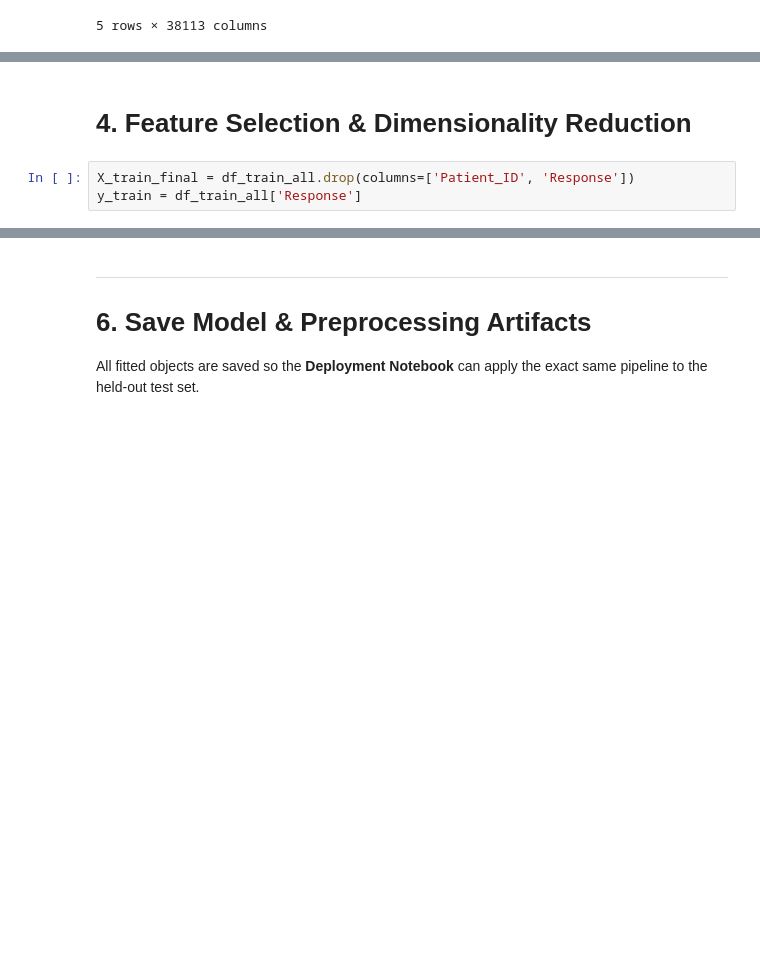
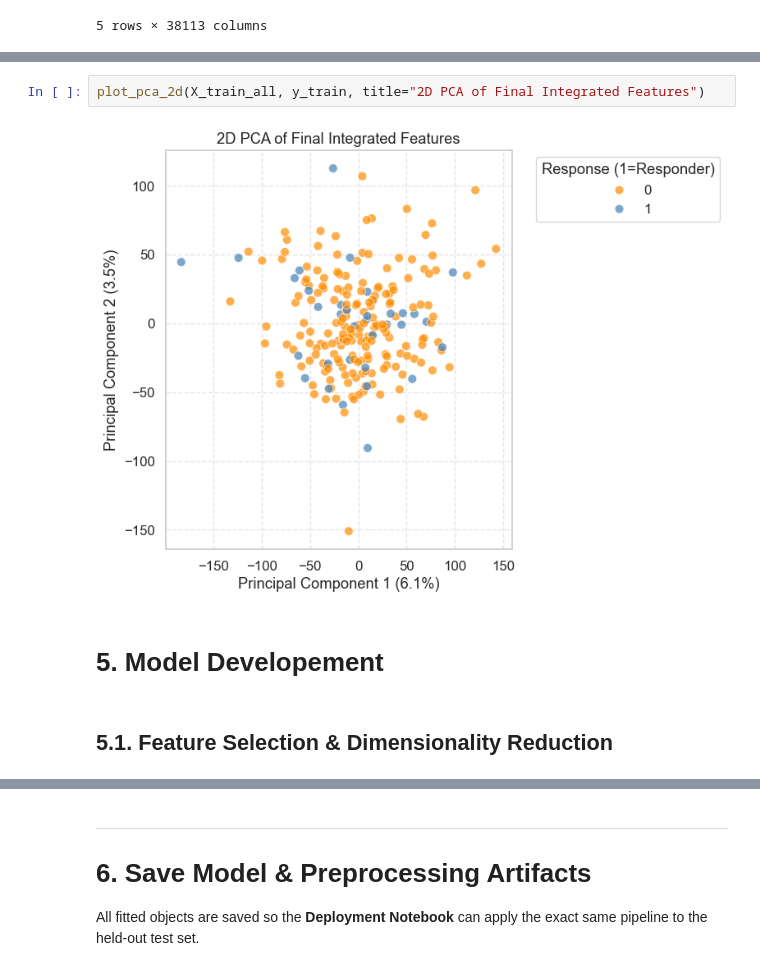
Before and after one commit to trinhthechuong/Hackathon_DIGPHAT, a Jupyter notebook: My_Model_Devepmemt.ipynb, the cells around one changed output, grey strips where cells are left out. Saved outputs shown, nothing was run; the diff lists cells and outputs as text; blank space fills up the shorter version.

```diff
--- a/My_Model_Devepmemt.ipynb
+++ b/My_Model_Devepmemt.ipynb
@@ -433,6 +530,9 @@ display(df_train_all.head())
+# %%
+plot_pca_2d(X_train_all, y_train, title="2D PCA of Final Integrated Features")
+# %% [output]
+[figure, added]
+# %% [markdown]
+# **5. Model Developement**
 # %% [markdown]
-# **4. Feature Selection & Dimensionality Reduction**
+## **5.1. Feature Selection & Dimensionality Reduction**
-# %%
-X_train_final = df_train_all.drop(columns=['Patient_ID', 'Response'])
-y_train = df_train_all['Response']
 # %% [markdown]
```
Also changed, not shown: parts of 24 cells of this notebook, 4 other files.
